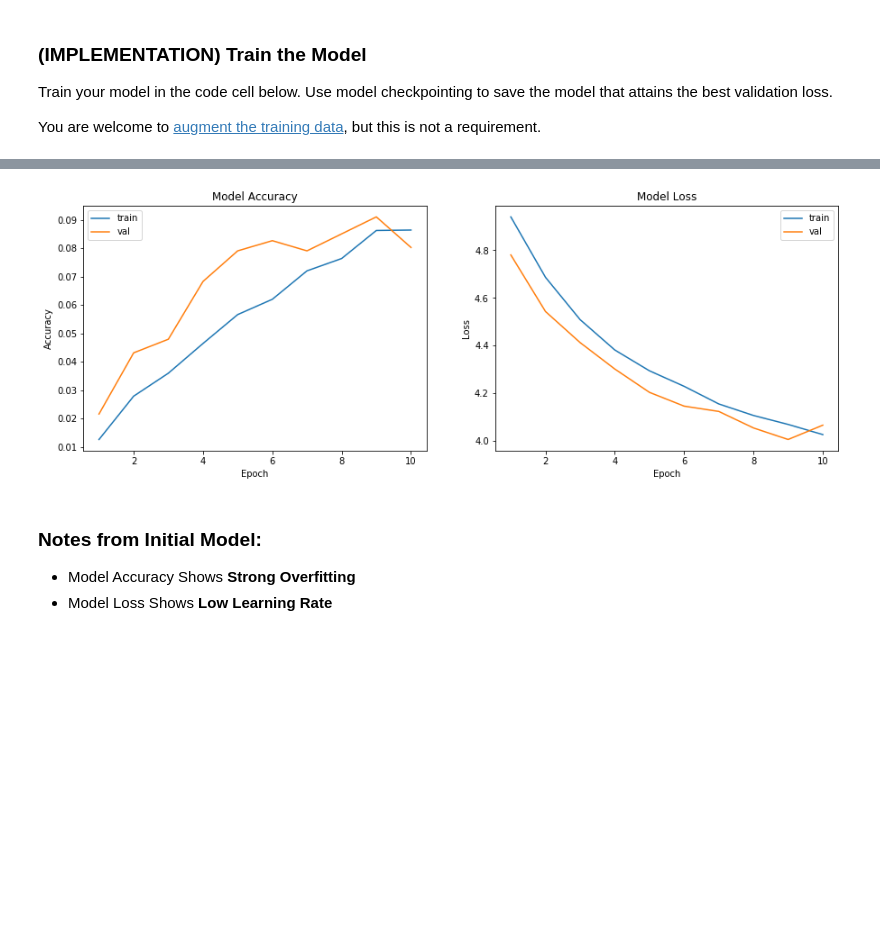
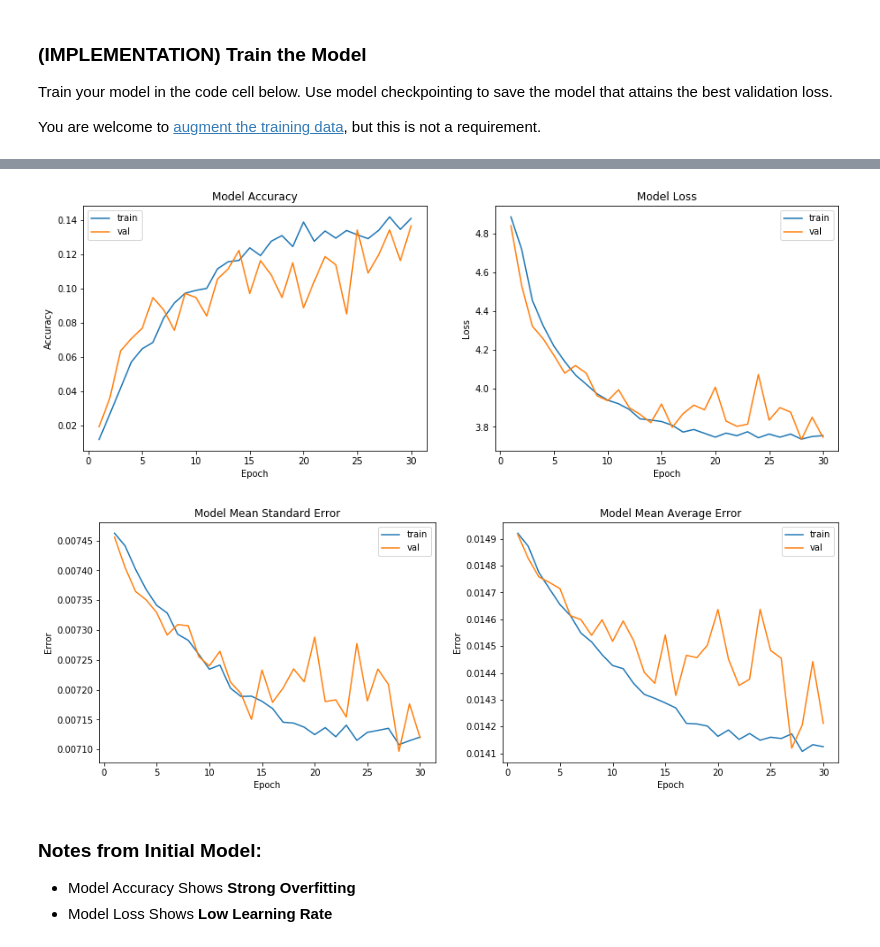
Before and after one commit to hsherwoodcoombs/cnn-images, a Jupyter notebook: dog_app.ipynb, the cells around one changed output, grey strips where cells are left out. Cells and saved outputs as stored; diff of their text form; code cells hidden in the pictures; blank space fills up the shorter version.

```diff
--- a/dog_app.ipynb
+++ b/dog_app.ipynb
@@ -457,18 +469,18 @@ shape_in = train_tensors[1].shape
 
 # Convolutional Layer #1
 model2.add(Conv2D(filters=16, kernel_size=(3,3), activation='relu', padding='same', input_shape=shape_in))
-model2.add(MaxPooling2D(pool_size=(2,2)))
-model2.add(Dropout(0.2))
+model2.add(MaxPooling2D(pool_size=(2,2), strides=2))
+model2.add(Dropout(0.1))
 
 # Convolutional layer #2 and pooling layer #2
 model2.add(Conv2D(32, (3,3), padding='same', activation='relu'))
-model2.add(MaxPooling2D(pool_size=(2,2)))
-model2.add(Dropout(0.2))
+model2.add(MaxPooling2D(pool_size=(2,2), strides=2))
+model2.add(Dropout(0.1))
 
 # Convolutional layer #3 and pooling layer #3
 model2.add(Conv2D(64, (3,3), padding='same', activation='relu'))
-model2.add(MaxPooling2D(pool_size=(2,2)))
-model2.add(Dropout(0.2))
+model2.add(MaxPooling2D(pool_size=(2,2), strides=2))
+model2.add(Dropout(0.1))
 
 # Flatten the data for a fully connected layer
 model2.add(Flatten())
@@ -477,7 +489,7 @@ model2.add(Flatten())
 model2.add(Dense(512, activation='relu'))
 
 # Apply dropout
-model2.add(Dropout(0.5))
+model2.add(Dropout(0.3))
 
 # Output layer, class prediction
 model2.add(Dense(num_classes, activation='softmax'))
@@ -505,8 +517,18 @@ Non-trainable params: 0.0
 _________________________________________________________________
 # %% [markdown]
 ### Compile the Model
-# %%
-model2.compile(optimizer='rmsprop', loss='categorical_crossentropy', metrics=['accuracy'])
+# %%
+import keras.backend as K
+
+def mse(y_true, y_pred):
+    return K.mean(K.square(y_pred - y_true), axis=-1)
+
+
+def mae(y_true, y_pred):
+    return K.mean(K.abs(y_pred - y_true), axis=-1)
+
+
+model2.compile(optimizer='rmsprop', loss='categorical_crossentropy', metrics=['accuracy', mse, mae])
 # %% [markdown]
 ### (IMPLEMENTATION) Train the Model
 
@@ -519,7 +541,7 @@ from keras.preprocessing.image import ImageDataGenerator
 
 ### TODO: specify the number of epochs that you would like to use to train the model.
 
-epochs = 10
+epochs = 30
 batch_size = 20
 
 # Preprocessing and realtime data augmentation
@@ -547,4 +569,5 @@ history = model2.fit_generator(datagen.flow(train_tensors, train_targets, batch_
                                epochs=epochs, callbacks=[checkpointer, tbCallBack], verbose=1)
 
 vs.plot_model(history)
+vs.plot_error_model(history)
 # %% [output]
@@ -571,4 +591,5 @@ Epoch 10/10
-[figure, old version]
+[figure, new version]
+[figure, added]
 # %% [markdown]
 ### Notes from Initial Model:
 - Model Accuracy Shows **Strong Overfitting**
```
Also changed, not shown: parts of 7 cells of this notebook, 1 other file.
